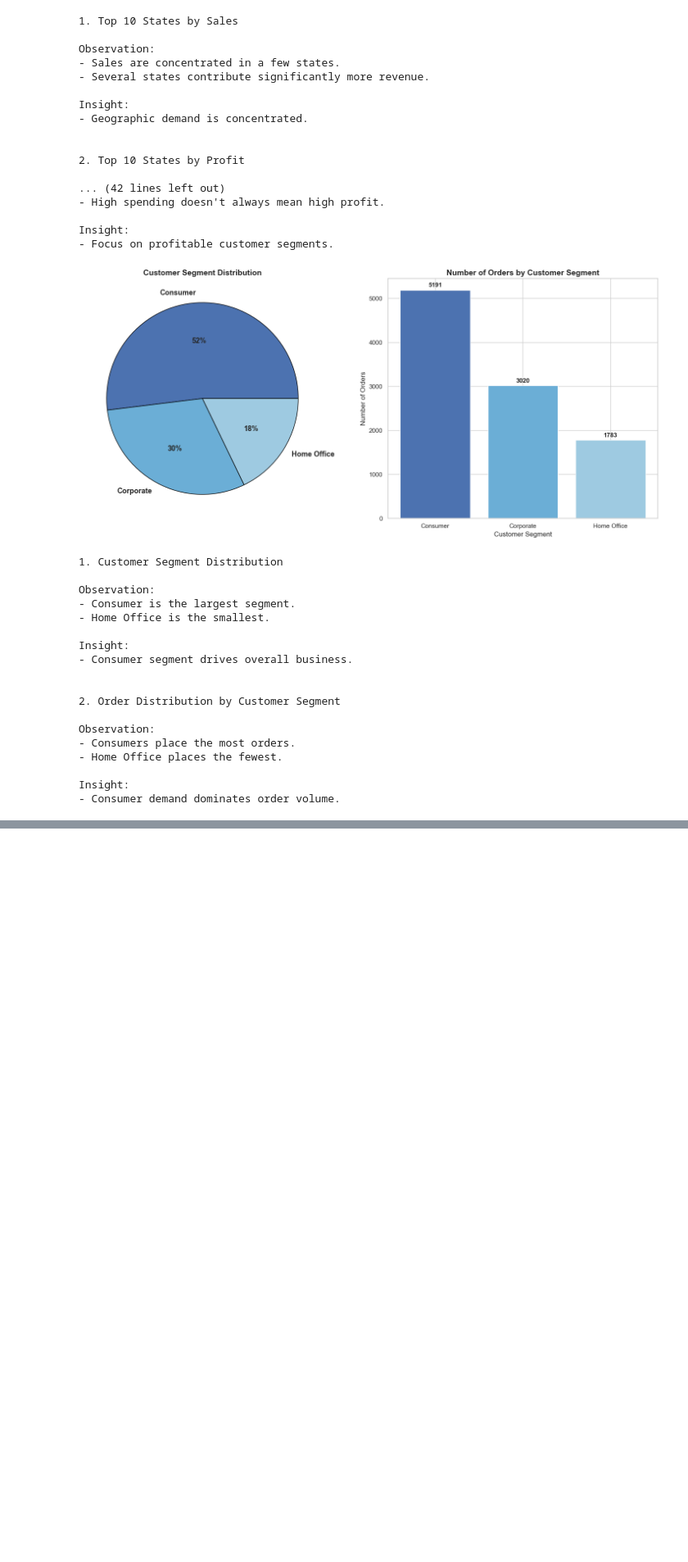
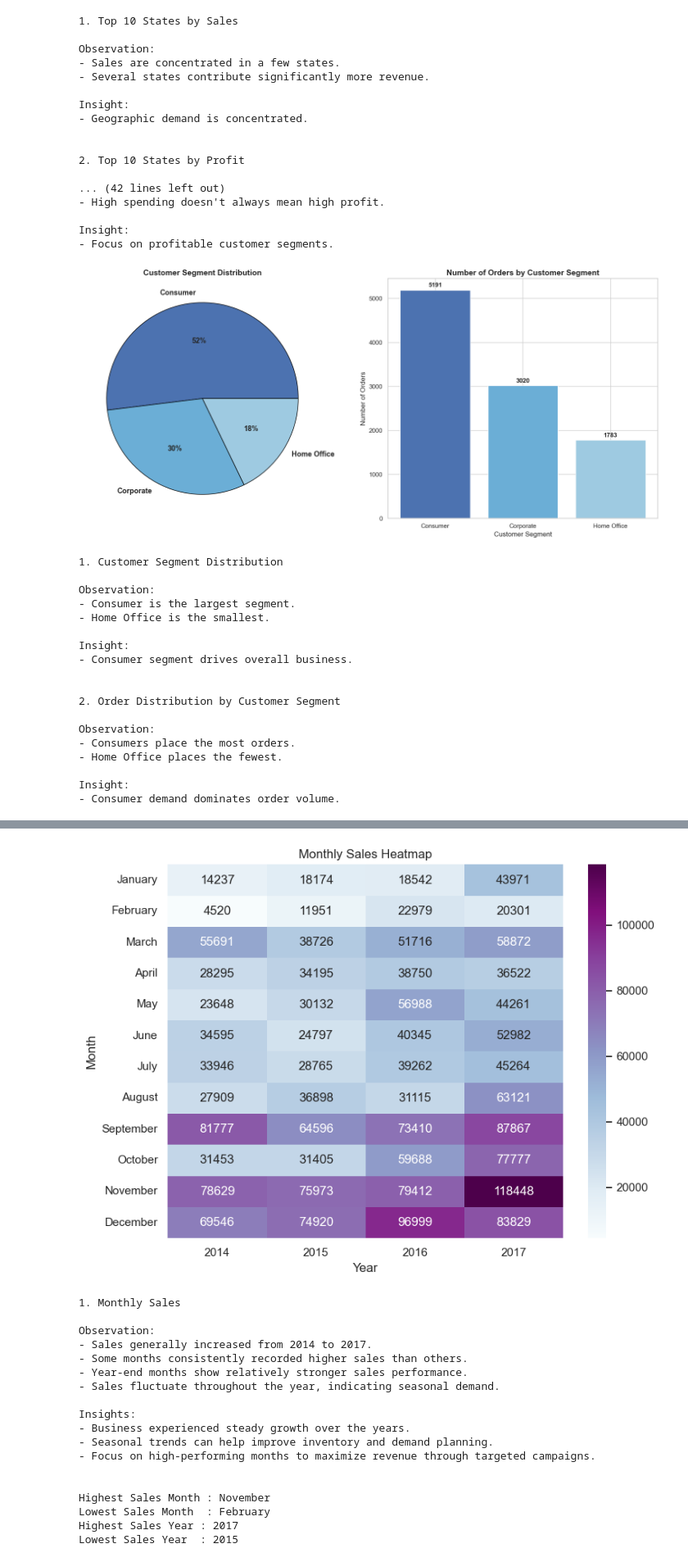
Before and after one commit to rBrijesh5/Superstore-Sales-Analytics, a Jupyter notebook: notebooks/analysis.ipynb, the cells around one changed output, grey strips where cells are left out. Shown at 82% size. Saved outputs shown, nothing was run; the diff lists cells and outputs as text; code cells hidden in the pictures; blank space fills up the shorter version.

```diff
--- a/notebooks/analysis.ipynb
+++ b/notebooks/analysis.ipynb
@@ -602,0 +602,79 @@ Insight:
+# %%
+# Analysis 7
+# Monthly Sales
+
+# Create Year and Month columns
+data['Order Date'] = pd.to_datetime(data['Order Date'])
+
+data['Year'] = data['Order Date'].dt.year
+data['Month'] = data['Order Date'].dt.month_name()
+
+# Correct month order
+month_order = ['January','February','March','April','May','June',
+               'July','August','September','October','November','December']
+
+# Pivot table (used pivot table instead of pivot bcoz of duplicate rows)
+heatmap_data = data.pivot_table(
+    index='Month',
+    columns='Year',
+    values='Sales',
+    aggfunc='sum'
+).reindex(month_order)
+
+plt.figure(figsize=(8,6))
+sns.heatmap(heatmap_data, annot=True, fmt='.0f', cmap='BuPu')
+
+plt.title("Monthly Sales Heatmap")
+plt.xlabel("Year")
+plt.ylabel("Month")
+plt.savefig('../images/monthly_sales.png', bbox_inches="tight")
+
+plt.tight_layout()
+plt.show()
+
+print("""
+
+1. Monthly Sales
+
+Observation:
+- Sales generally increased from 2014 to 2017.
+- Some months consistently recorded higher sales than others.
+- Year-end months show relatively stronger sales performance.
+- Sales fluctuate throughout the year, indicating seasonal demand.
+
+Insights:
+- Business experienced steady growth over the years.
+- Seasonal trends can help improve inventory and demand planning.
+- Focus on high-performing months to maximize revenue through targeted campaigns.
+
+""")
+
+monthly_sales = data.groupby('Month')['Sales'].sum().reindex(month_order)
+
+print("Highest Sales Month :", monthly_sales.idxmax())
+print("Lowest Sales Month  :", monthly_sales.idxmin())
+
+yearly_sales = data.groupby('Year')['Sales'].sum()
+
+print("Highest Sales Year :", yearly_sales.idxmax())
+print("Lowest Sales Year  :", yearly_sales.idxmin())
+# %% [output]
+[figure, added]
+1. Monthly Sales
+
+Observation:
+- Sales generally increased from 2014 to 2017.
+- Some months consistently recorded higher sales than others.
+- Year-end months show relatively stronger sales performance.
+- Sales fluctuate throughout the year, indicating seasonal demand.
+
+Insights:
+- Business experienced steady growth over the years.
+- Seasonal trends can help improve inventory and demand planning.
+- Focus on high-performing months to maximize revenue through targeted campaigns.
+
+
+Highest Sales Month : November
+Lowest Sales Month  : February
+Highest Sales Year : 2017
+Lowest Sales Year  : 2015
```
Also changed, not shown: parts of 3 cells of this notebook, 4 other files.
